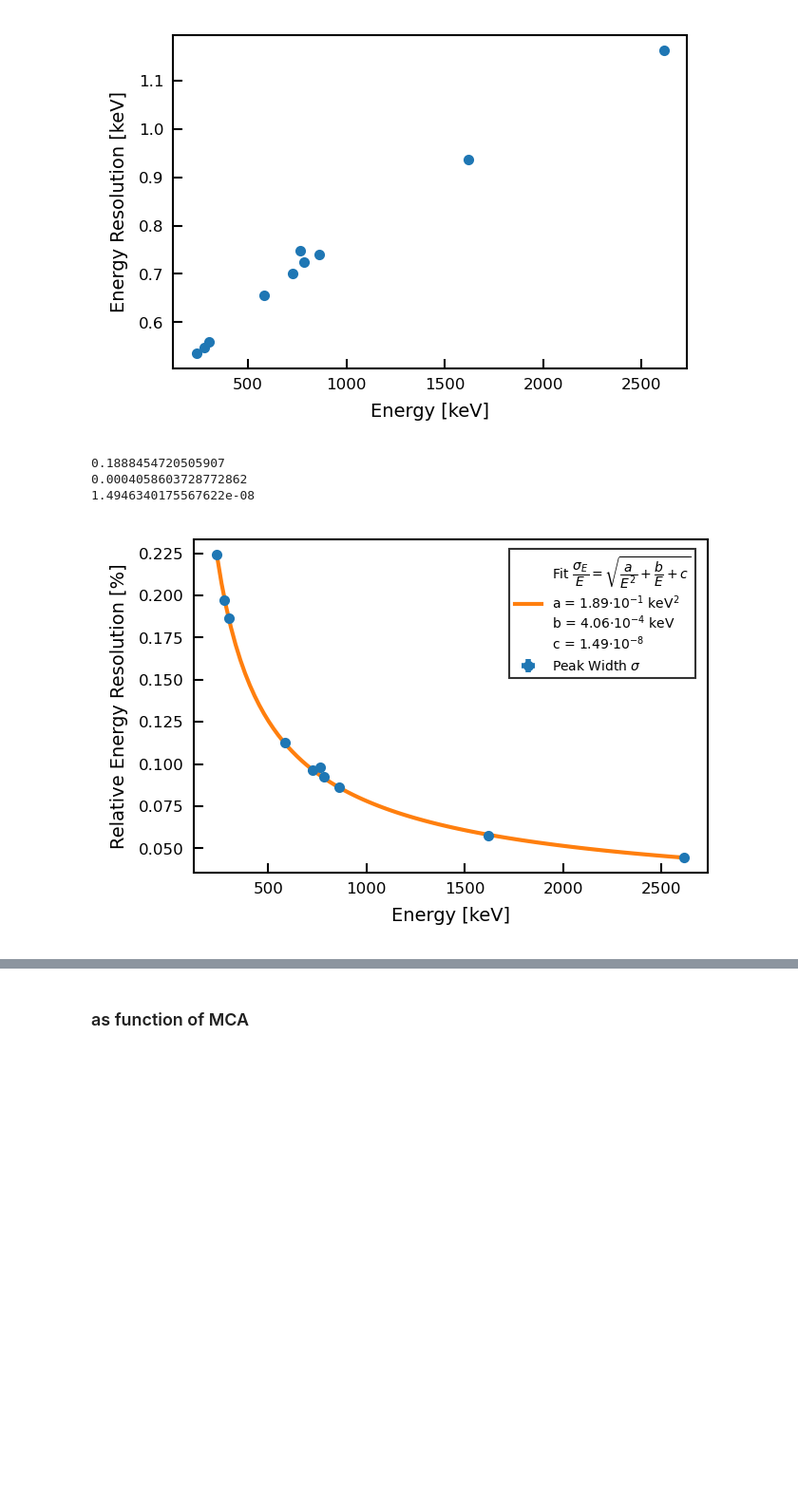
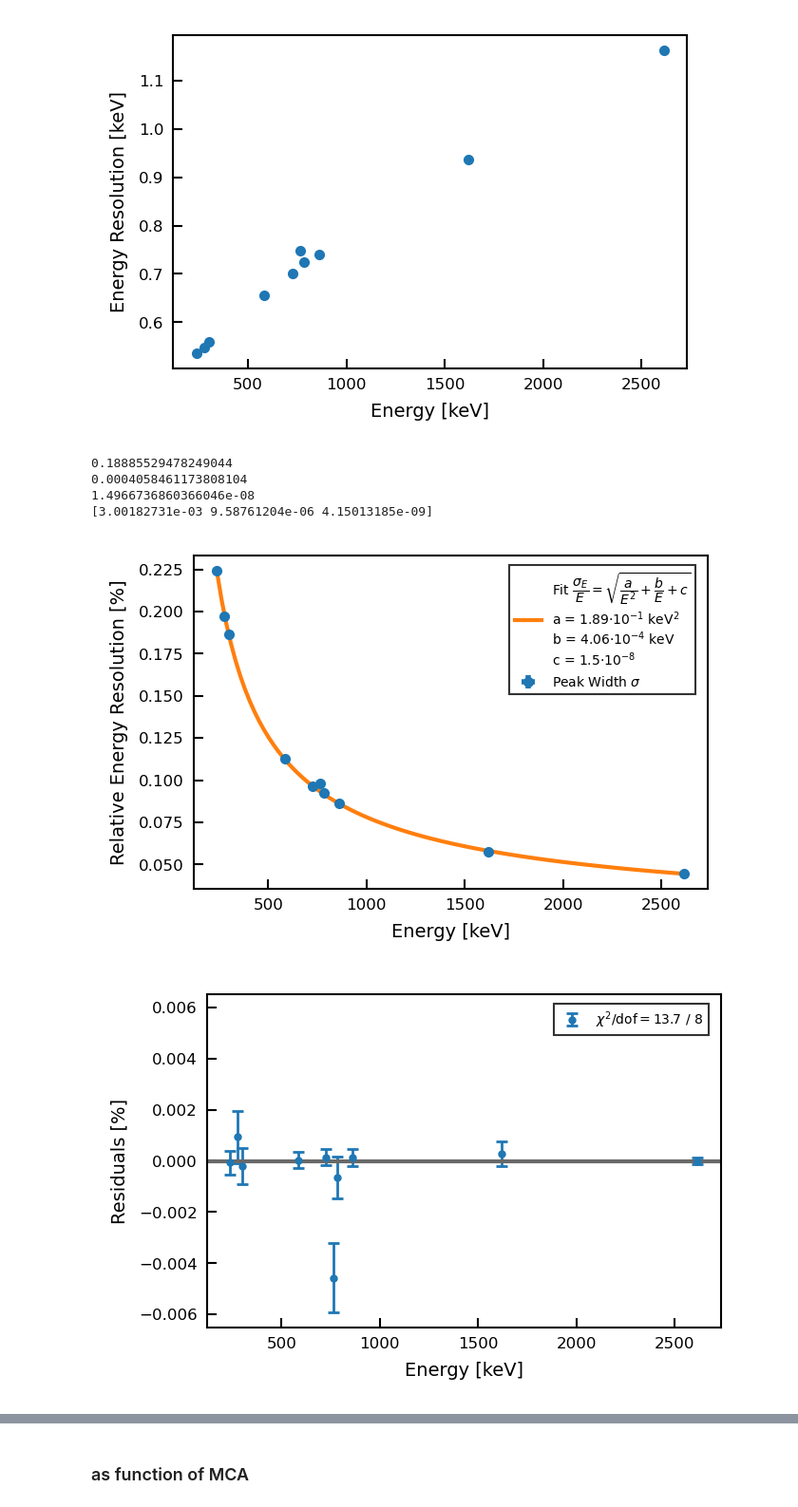
Before and after one commit to Physik-Institut-UZH/Gator_2020, a Jupyter notebook: Calibrations/2021.02.04/Calibration_Th228_20210204.ipynb, the cells around one changed output, grey strips where cells are left out. Shown at 95% size. Cells and saved outputs as stored; diff of their text form; code cells hidden in the pictures; blank space fills up the shorter version.

```diff
--- a/Calibrations/2021.02.04/Calibration_Th228_20210204.ipynb
+++ b/Calibrations/2021.02.04/Calibration_Th228_20210204.ipynb
@@ -2244,7 +2246,7 @@ plt.show()
 #reconstr_e_err = reconstr_e_err[ratio_width_fitlit>20]
 # %%
 rel_resol = cal_CE_a*df_calibration.peak_width / reconstr_e
-rel_resol_err = rel_resol*np.sqrt((reconstr_e_err/reconstr_e)**2+(cal_CE_a_err/cal_CE_a)**2+(df_calibration.peak_width_unc**2/df_calibration.peak_width))
+rel_resol_err = rel_resol*np.sqrt((reconstr_e_err/reconstr_e)**2+(cal_CE_a_err/cal_CE_a)**2+(df_calibration.peak_width_unc/df_calibration.peak_width)**2)
 # %%
 plt.errorbar(df_calibration.e_lit, rel_resol*reconstr_e, yerr = rel_resol_err, xerr = df_calibration.e_err_lit,
             fmt = 'o', ms = 3)
@@ -2258,7 +2260,7 @@ def relresolFunc(E, a,b,c):
     relresol = np.sqrt(a/E**2 + b/E + c)
     return relresol
 # %%
-popt_relresol, pcov = curve_fit(relresolFunc, df_calibration.e_lit, rel_resol,
+popt_relresol, pcov_relresol = curve_fit(relresolFunc, df_calibration.e_lit, rel_resol,
                        p0=[0.1, 0.1, 0.1],
                        bounds=((0, 0, 0),
                                (+np.inf, +np.inf, +np.inf)),
@@ -2266,11 +2268,18 @@ popt_relresol, pcov = curve_fit(relresolFunc, df_calibration.e_lit, rel_resol,
 print(popt_relresol[0])
 print(popt_relresol[1])
 print(popt_relresol[2])
-residuals = relresolFunc(df_calibration.e_lit, *popt_relresol) - rel_resol
+print(np.sqrt(np.diag(pcov_relresol)))
+reconstr_relresol = relresolFunc(df_calibration.e_lit, *popt_relresol)
+residuals = reconstr_relresol - rel_resol
+reconstr_relresol_err = 1/2*np.sqrt(popt_relresol[0]**2/df_calibration.e_lit**4 + popt_relresol[1]**2/df_calibration.e_lit**2 + popt_relresol[2]**2)
+residuals_err = np.sqrt(reconstr_relresol_err**2 + rel_resol_err**2)
+chi2 = np.sum(residuals**2 / residuals_err**2)
+dof = len(residuals)-len(popt)
 # %% [output]
-0.1888454720505907
-0.0004058603728772862
-1.4946340175567622e-08
+0.18885529478249044
+0.0004058461173808104
+1.4966736860366046e-08
+[3.00182731e-03 9.58761204e-06 4.15013185e-09]
 # %%
 plt.errorbar(df_calibration.e_lit, 100*rel_resol, yerr = rel_resol_err, xerr = df_calibration.e_err_lit,
             fmt = 'o', ms = 3, label = 'Peak Width $\sigma$', linewidth = 2)
@@ -2289,4 +2298,19 @@ if save_plots:
     plt.savefig(filename_suffix_save+'_resolution_fit.png', bbox_inches='tight')
 plt.show()
 # %% [output]
-[figure, old version]
+[figure, new version]
+# %%
+plt.errorbar(df_calibration.e_lit, 100*residuals, yerr = 100*residuals_err,
+             fmt='o', ms=2, capsize=2, linewidth = 1, label = '$\chi^2 / \mathrm{dof} = $'+str(round(chi2,1))+' / '+str(int(dof)))
+plt.axhline(y=np.mean(residuals), color = 'dimgray')
+plt.xlabel('Energy [keV]')
+plt.ylabel('Residuals [%]')
+val_lim = max(np.abs(100*1.1*np.max(residuals+residuals_err)), np.abs(100*1.1*np.min(residuals-residuals_err)))
+plt.ylim(-val_lim, val_lim)
+legend = plt.legend(loc=1, bbox_to_anchor=(0.99,0.99), frameon=True, shadow=False, edgecolor='black', fancybox=False)
+legend.get_frame().set_linewidth(0.75)
+if save_plots:
+    plt.savefig(filename_suffix_save+'_resolution_fit_residuals.png', bbox_inches='tight')
+plt.show()
+# %% [output]
+[figure, added]
```
Also changed, not shown: parts of 10 cells of this notebook, 13 other files.
